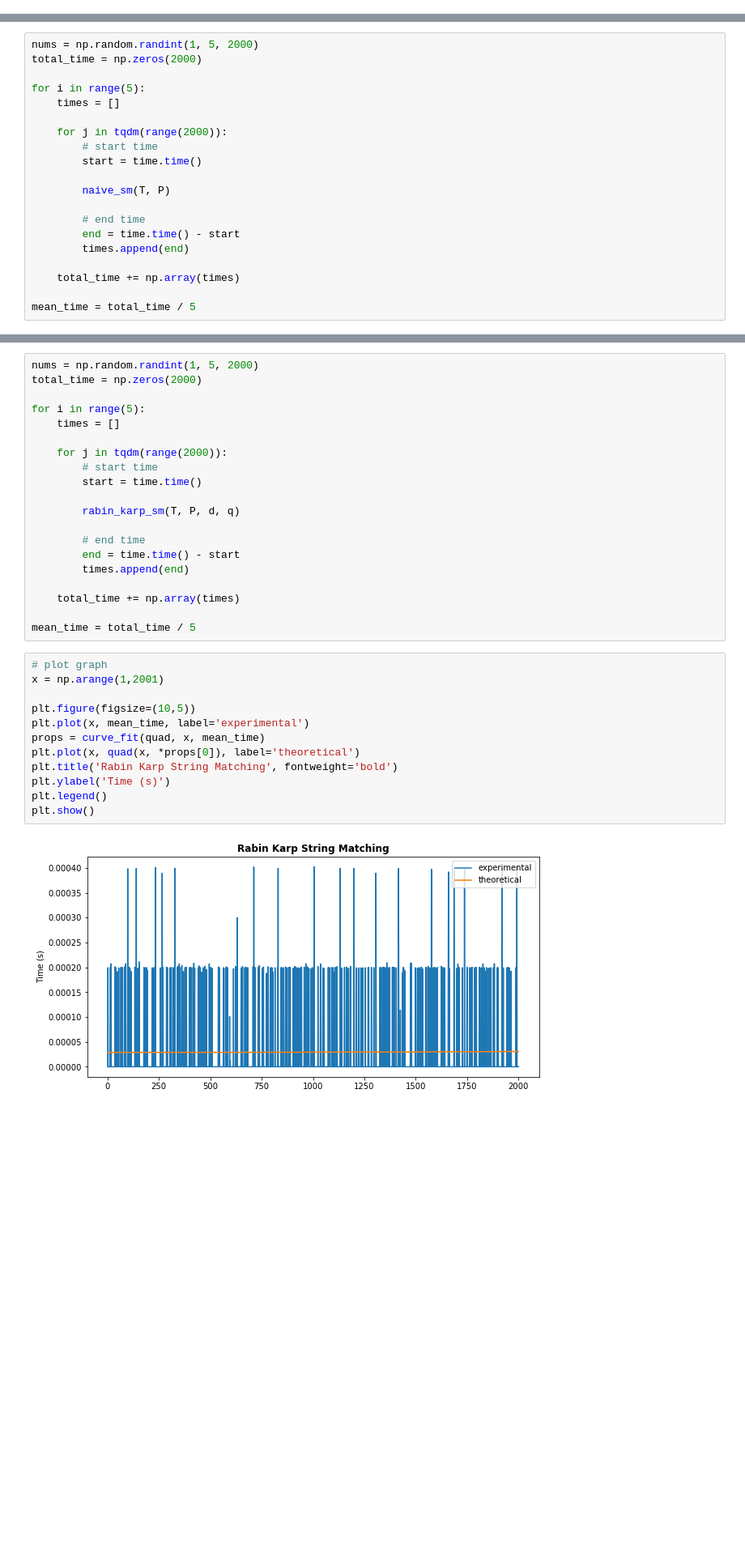
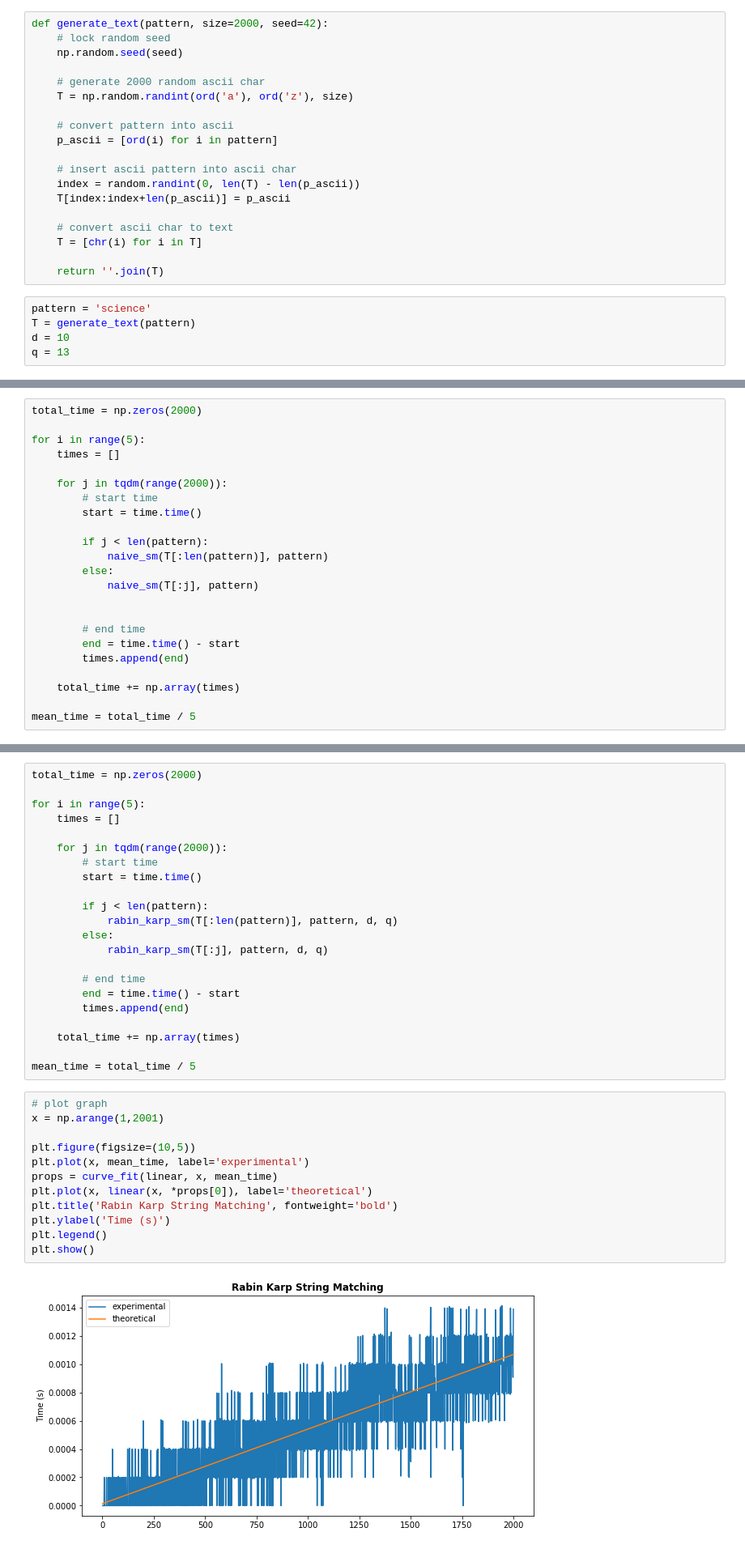
Before and after one commit to fhrzn/algorithms-lab, a Jupyter notebook: lab8/lab8.ipynb, the cells around one changed output, grey strips where cells are left out. Shown at 81% size. Cells and saved outputs as stored; diff of their text form; blank space fills up the shorter version.

```diff
--- a/lab8/lab8.ipynb
+++ b/lab8/lab8.ipynb
@@ -75,3 +65,27 @@ Pattern found at index: [7, 33, 39]
+# %%
+def generate_text(pattern, size=2000, seed=42):
+    # lock random seed
+    np.random.seed(seed)
+
+    # generate 2000 random ascii char
+    T = np.random.randint(ord('a'), ord('z'), size)
+
+    # convert pattern into ascii
+    p_ascii = [ord(i) for i in pattern]
+
+    # insert ascii pattern into ascii char
+    index = random.randint(0, len(T) - len(p_ascii))
+    T[index:index+len(p_ascii)] = p_ascii
+
+    # convert ascii char to text
+    T = [chr(i) for i in T]
+
+    return ''.join(T)
+# %%
+pattern = 'science'
+T = generate_text(pattern)
+d = 10
+q = 13
 # %%
 def linear(x, a, b):
     return a * x + b
@@ -87,7 +101,6 @@ def nlogn(a, x, b):
 # %% [markdown]
 ### Naive String Matching
 # %%
-nums = np.random.randint(1, 5, 2000)
 total_time = np.zeros(2000)
 
 for i in range(5):
@@ -97,7 +110,11 @@ for i in range(5):
         # start time
         start = time.time()
 
-        naive_sm(T, P)
+        if j < len(pattern):
+            naive_sm(T[:len(pattern)], pattern)
+        else:
+            naive_sm(T[:j], pattern)
+
 
         # end time
         end = time.time() - start
@@ -124,7 +141,6 @@ plt.show()
 # %% [markdown]
 ### Rabin Karp String Matching
 # %%
-nums = np.random.randint(1, 5, 2000)
 total_time = np.zeros(2000)
 
 for i in range(5):
@@ -134,7 +150,10 @@ for i in range(5):
         # start time
         start = time.time()
 
-        rabin_karp_sm(T, P, d, q)
+        if j < len(pattern):
+            rabin_karp_sm(T[:len(pattern)], pattern, d, q)
+        else:
+            rabin_karp_sm(T[:j], pattern, d, q)
 
         # end time
         end = time.time() - start
@@ -146,14 +165,14 @@ mean_time = total_time / 5
 # %%
 # plot graph
 x = np.arange(1,2001)
 
 plt.figure(figsize=(10,5))
 plt.plot(x, mean_time, label='experimental')
-props = curve_fit(quad, x, mean_time)
-plt.plot(x, quad(x, *props[0]), label='theoretical')
+props = curve_fit(linear, x, mean_time)
+plt.plot(x, linear(x, *props[0]), label='theoretical')
 plt.title('Rabin Karp String Matching', fontweight='bold')
 plt.ylabel('Time (s)')
 plt.legend()
 plt.show()
 # %% [output]
-[figure, old version]
+[figure, new version]
```
Also changed, not shown: parts of 3 cells of this notebook.
